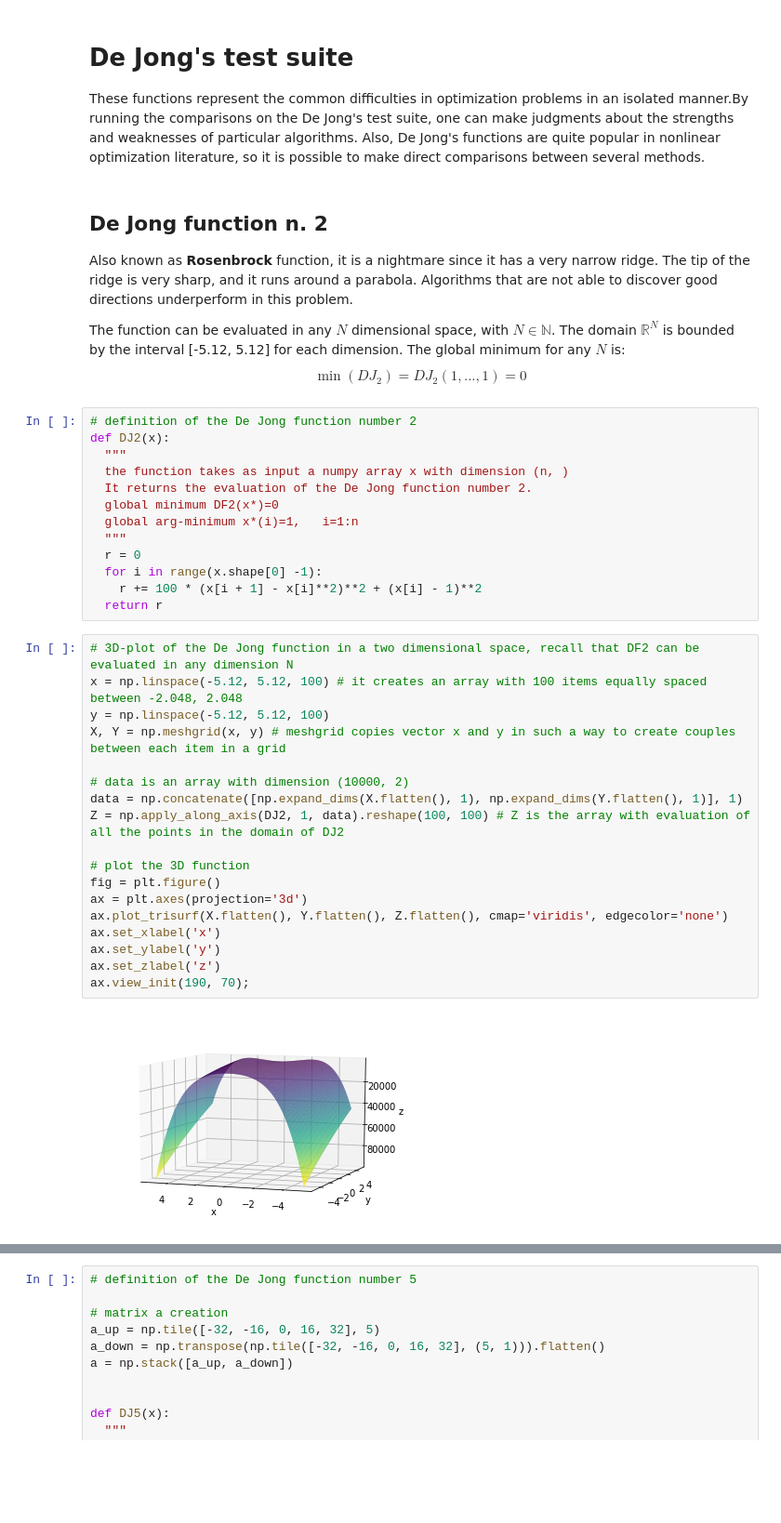
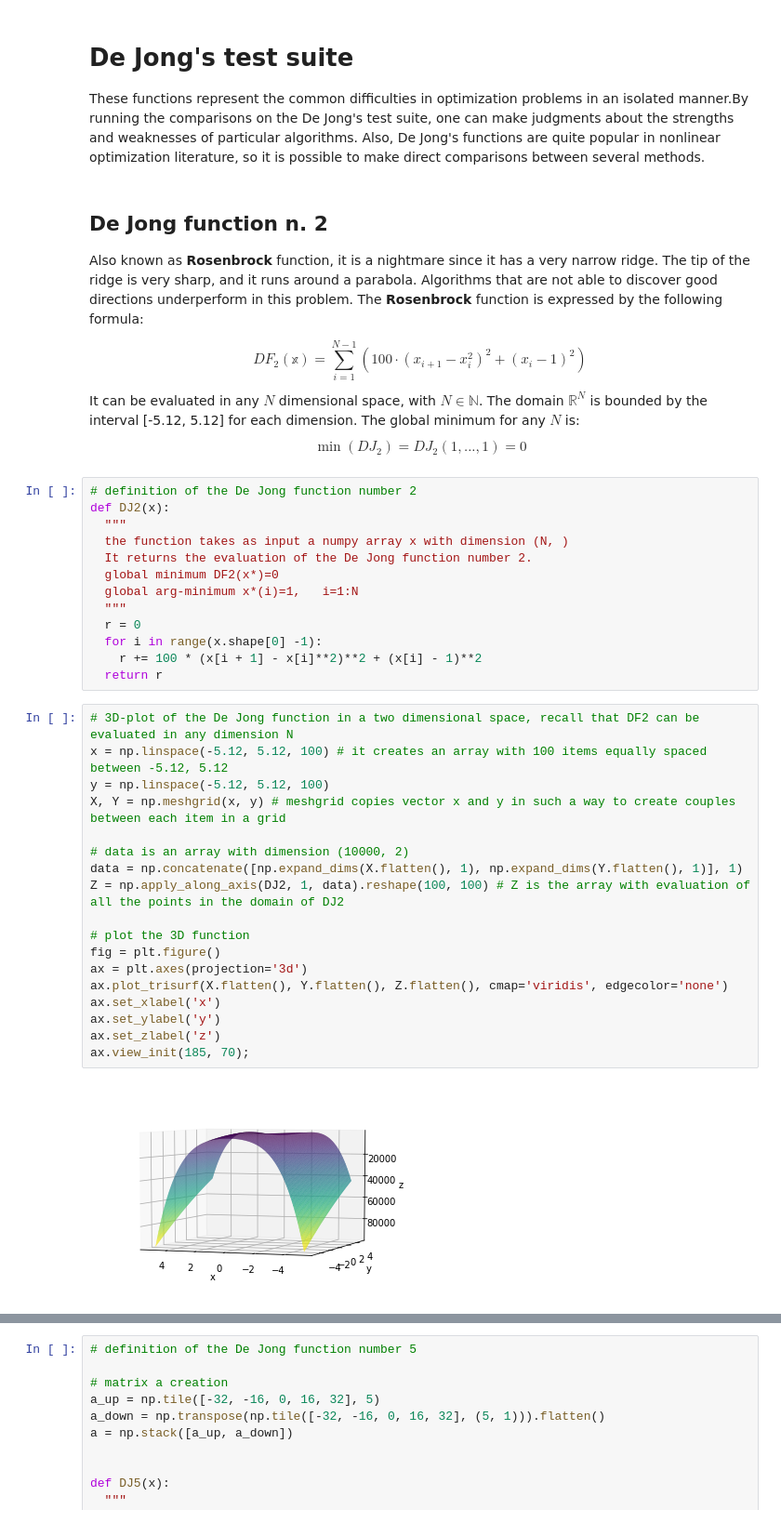
Before and after one commit to UmbertoJr/OptimizationMethodsAndAnlgorithms_UNIMORE, a Jupyter notebook: heuristics.ipynb, the cells around one changed output, grey strips where cells are left out. Shown at 93% size. Saved outputs shown, nothing was run; the diff lists cells and outputs as text; blank space fills up the shorter version.

```diff
--- a/heuristics.ipynb
+++ b/heuristics.ipynb
@@ -11,18 +11,20 @@ These functions represent the common difficulties in optimization problems in an
 # %% [markdown]
 ## De Jong function n. 2
 
-Also known as **Rosenbrock** function, it is a nightmare since it has a very narrow ridge. The tip of the ridge is very sharp, and it runs around a parabola. Algorithms that are not able to discover good directions underperform in this problem.
+Also known as **Rosenbrock** function, it is a nightmare since it has a very narrow ridge. The tip of the ridge is very sharp, and it runs around a parabola. Algorithms that are not able to discover good directions underperform in this problem. The **Rosenbrock** function is expressed by the following formula:
 
-The function can be evaluated in any $N$ dimensional space, with $N \in \mathbb{N}$. The domain $\mathbb{R}^N$ is bounded by the interval \[-5.12, 5.12\] for each dimension. The global minimum for any $N$ is:
+$$DF_2(\mathbb{x}) = \sum_{i = 1}^{N -1} (100 \cdot (x_{i + 1} - x_i^2)^2 + (x_i - 1)^2)$$
+
+It can be evaluated in any $N$ dimensional space, with $N \in \mathbb{N}$. The domain $\mathbb{R}^N$ is bounded by the interval \[-5.12, 5.12\] for each dimension. The global minimum for any $N$ is:
 $$\min(DJ_2)= DJ_2(1, ...,1) = 0$$
 # %%
 # definition of the De Jong function number 2
 def DJ2(x):
   """
-  the function takes as input a numpy array x with dimension (n, )
+  the function takes as input a numpy array x with dimension (N, )
   It returns the evaluation of the De Jong function number 2.
   global minimum DF2(x*)=0
-  global arg-minimum x*(i)=1,   i=1:n
+  global arg-minimum x*(i)=1,   i=1:N
   """
   r = 0
   for i in range(x.shape[0] -1):
@@ -30,24 +32,24 @@ def DJ2(x):
   return r
 # %%
 # 3D-plot of the De Jong function in a two dimensional space, recall that DF2 can be evaluated in any dimension N
-x = np.linspace(-5.12, 5.12, 100) # it creates an array with 100 items equally spaced between -2.048, 2.048
+x = np.linspace(-5.12, 5.12, 100) # it creates an array with 100 items equally spaced between -5.12, 5.12
 y = np.linspace(-5.12, 5.12, 100)
 X, Y = np.meshgrid(x, y) # meshgrid copies vector x and y in such a way to create couples between each item in a grid
 
 # data is an array with dimension (10000, 2)
 data = np.concatenate([np.expand_dims(X.flatten(), 1), np.expand_dims(Y.flatten(), 1)], 1)
 Z = np.apply_along_axis(DJ2, 1, data).reshape(100, 100) # Z is the array with evaluation of all the points in the domain of DJ2
 
 # plot the 3D function
 fig = plt.figure()
 ax = plt.axes(projection='3d')
 ax.plot_trisurf(X.flatten(), Y.flatten(), Z.flatten(), cmap='viridis', edgecolor='none')
 ax.set_xlabel('x')
 ax.set_ylabel('y')
 ax.set_zlabel('z')
-ax.view_init(190, 70);
+ax.view_init(185, 70);
 # %% [output]
-[figure, old version]
+[figure, new version]
 # %% [markdown]
 ## De Jong function n. 3
 
```
Also changed, not shown: parts of 15 cells of this notebook.
